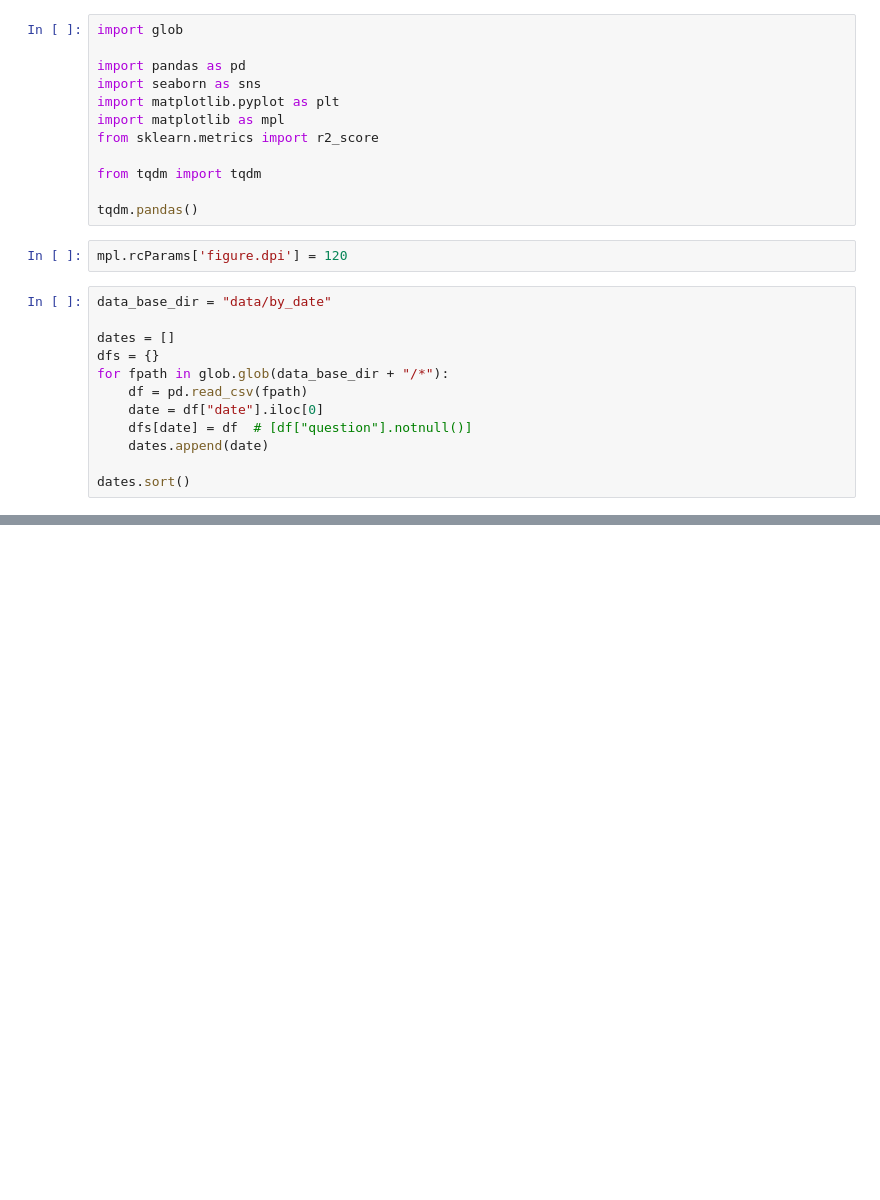
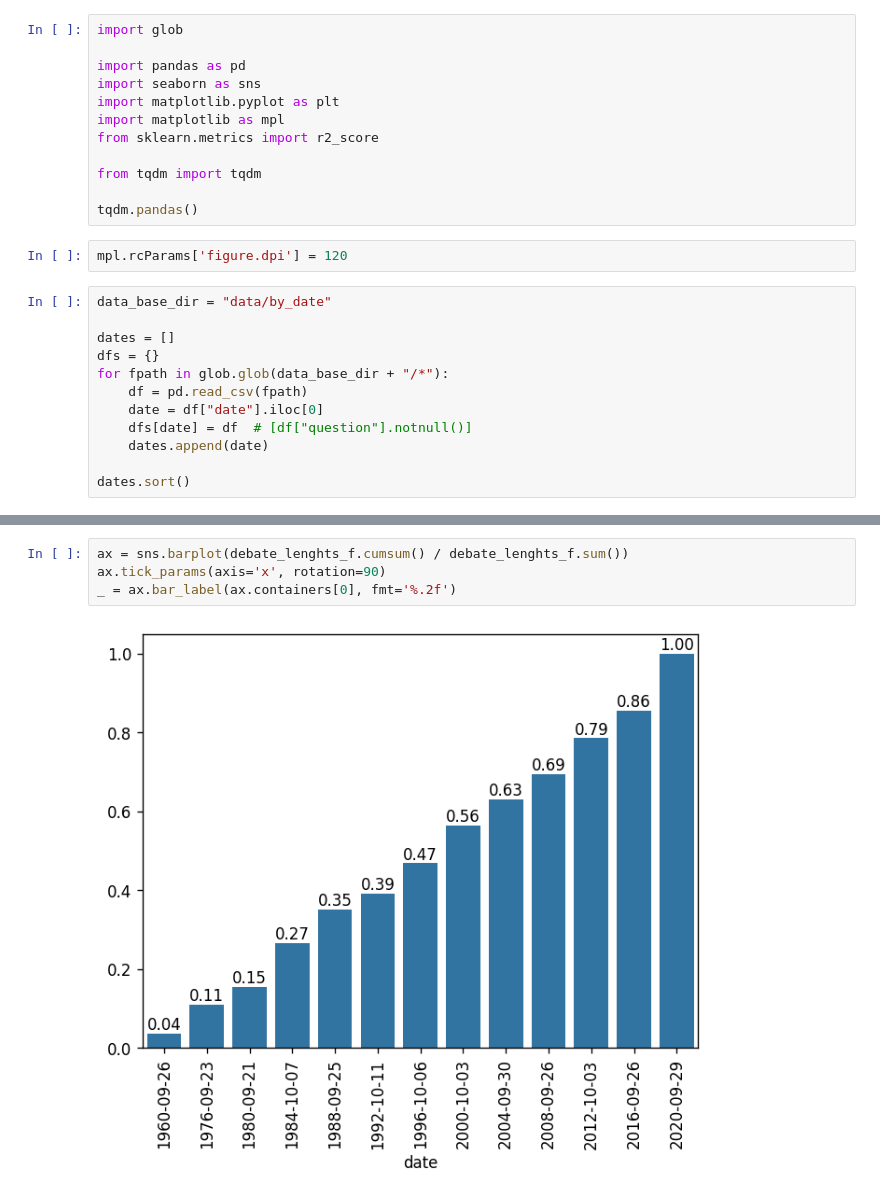
Before and after one commit to ngruenefeld/qud-for-us-presidential-debates, a Jupyter notebook: us_debates_metrics.ipynb, the cells around one changed output, grey strips where cells are left out. Saved outputs shown, nothing was run; the diff lists cells and outputs as text; blank space fills up the shorter version.

```diff
--- a/us_debates_metrics.ipynb
+++ b/us_debates_metrics.ipynb
@@ -117,0 +120,6 @@ fig.tight_layout()
+# %%
+ax = sns.barplot(debate_lenghts_f.cumsum() / debate_lenghts_f.sum())
+ax.tick_params(axis='x', rotation=90)
+_ = ax.bar_label(ax.containers[0], fmt='%.2f')
+# %% [output]
+[figure, added]
```
Also changed, not shown: parts of 15 cells of this notebook, 13 other files.
